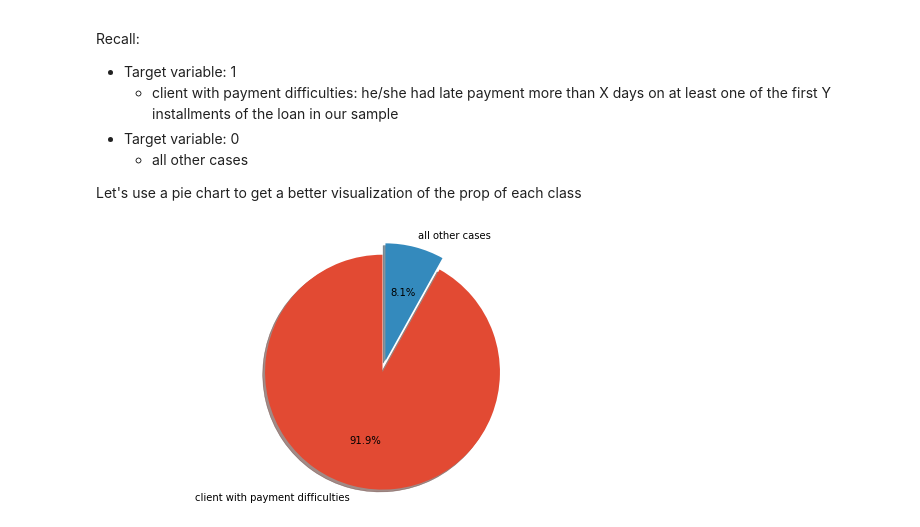
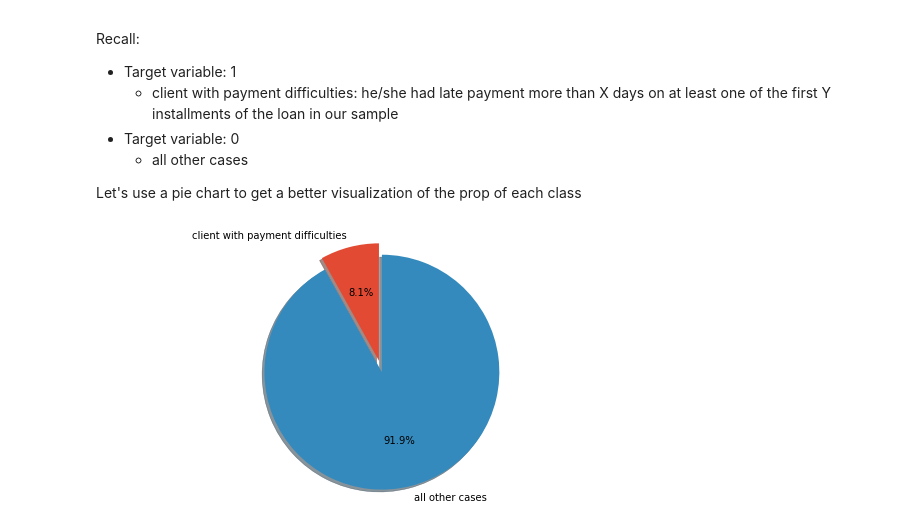
Before and after one commit to DSEI21000-S21/project-home-credit, a Jupyter notebook: experiments/eyob/EDA_part1.ipynb, the cells around one changed output. Cells and saved outputs as stored; diff of their text form; code cells hidden in the pictures.

Commit message:
TARGET class pie char
fixed type

```diff
--- a/experiments/eyob/EDA_part1.ipynb
+++ b/experiments/eyob/EDA_part1.ipynb
@@ -698,17 +702,17 @@ Recall:
 # %%
 # Pie chart, where the slices will be ordered and plotted counter-clockwise:
 labels = ['client with payment difficulties', 'all other cases']
-sizes = list(application_train['TARGET'].value_counts())
+sizes = list(application_train['TARGET'].value_counts())[::-1]
 explode = (0, 0.1)  # only "explode" the 2nd slice
 
 fig1, ax1 = plt.subplots(figsize=(10,5))
 ax1.pie(sizes, explode=explode, labels=labels, autopct='%1.1f%%',
         shadow=True, startangle=90)
 ax1.axis('equal')  # Equal aspect ratio ensures that pie is drawn as a circle.
 
 plt.show()
 # %% [output]
-[figure, old version]
+[figure, new version]
 # %% [markdown]
 **NOTE**
 
```
Also changed, not shown: parts of 3 cells of this notebook.
